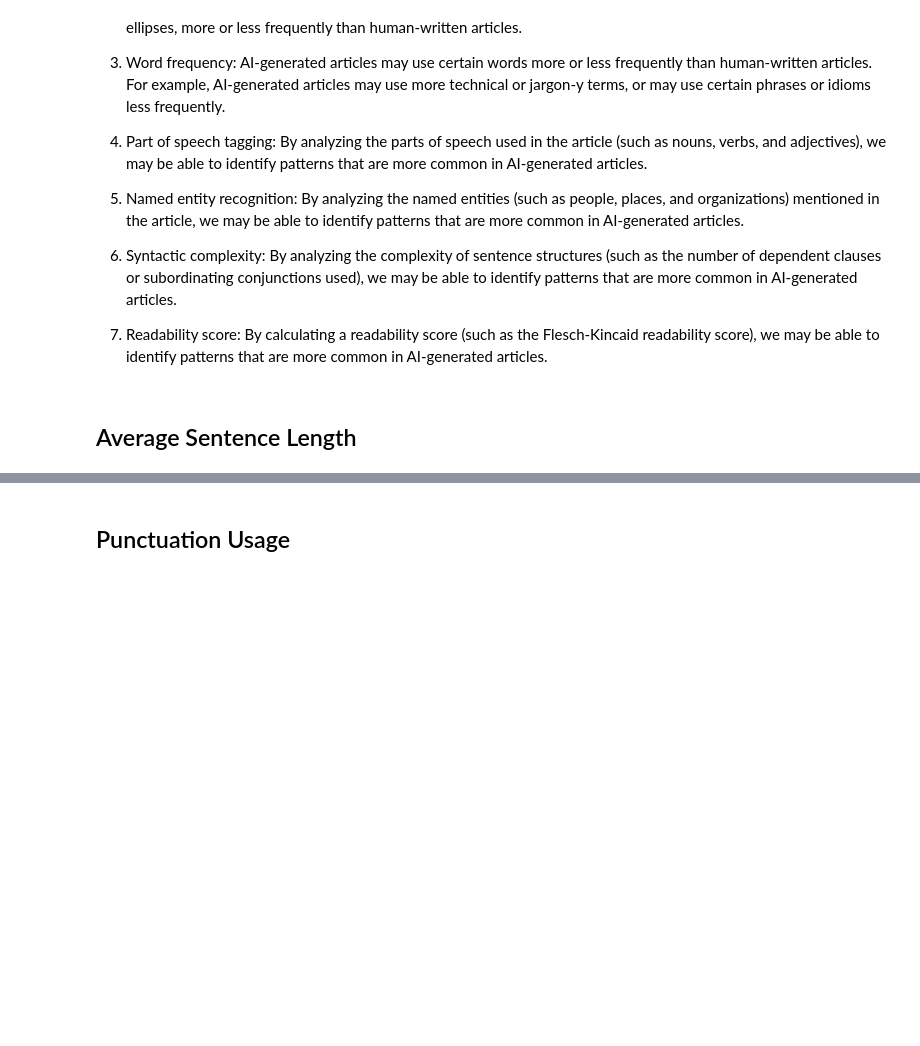
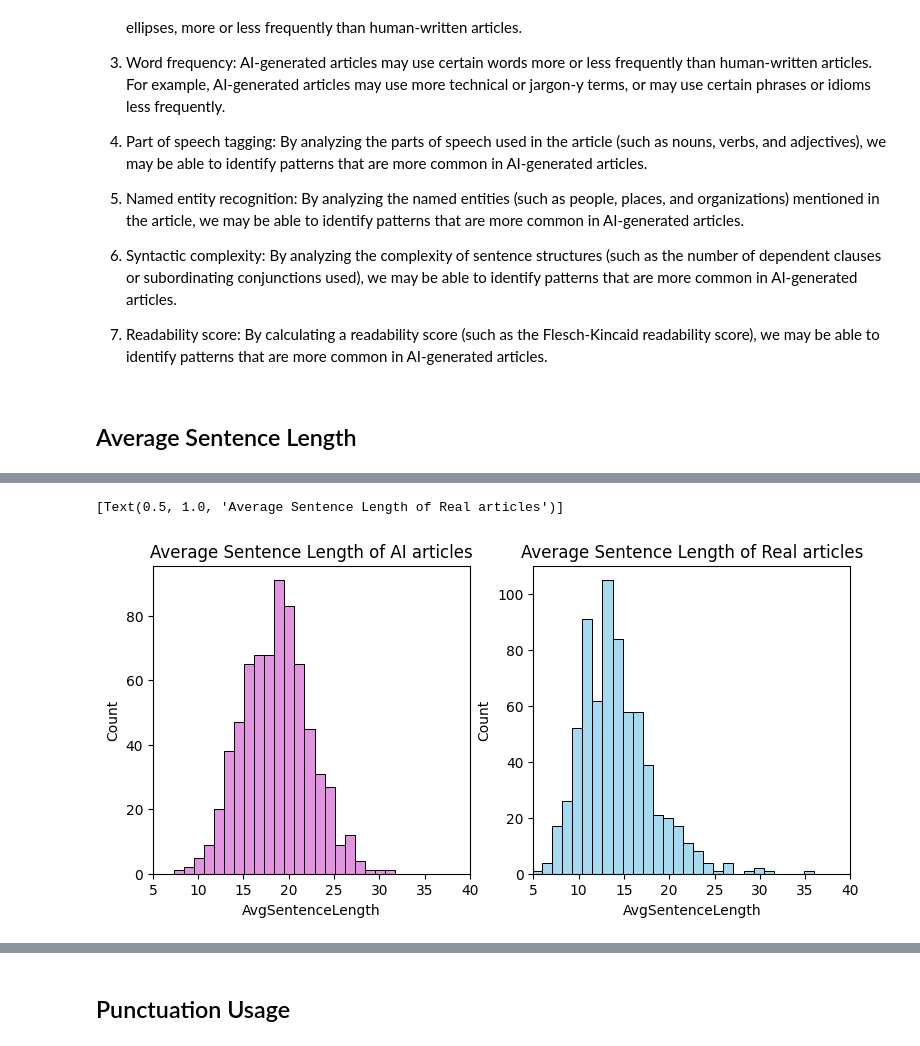
Before and after one commit to MatthewRau99/cs6830-final, a Jupyter notebook: data_vis.ipynb, the cells around one changed output, grey strips where cells are left out. Drawn from its saved outputs; the diff is of its cells as text; code cells hidden in the pictures; blank space fills up the shorter version.

```diff
--- a/data_vis.ipynb
+++ b/data_vis.ipynb
@@ -64,9 +68,12 @@ print(f'Mean sentence length for real articles: {real.AvgSentenceLength.mean()},
 # %%
 f, axes = plt.subplots(1, 2, figsize=(9,4))
-axes[0].set_xlim(5, 45)
-axes[1].set_xlim(5, 45)
+axes[0].set_xlim(5, 40)
+axes[1].set_xlim(5, 40)
 sns.histplot(ai, x='AvgSentenceLength', color="orchid", ax=axes[0]).set(title='Average Sentence Length of AI articles')
 sns.histplot(real, x='AvgSentenceLength', color="skyblue", ax=axes[1]).set(title='Average Sentence Length of Real articles')
+# %% [output]
+[Text(0.5, 1.0, 'Average Sentence Length of Real articles')]
+[figure, added]
 # %%
 real = real.dropna()
 stats.ttest_ind(ai.AvgSentenceLength, real.AvgSentenceLength)
```
Also changed, not shown: parts of 29 cells of this notebook.
